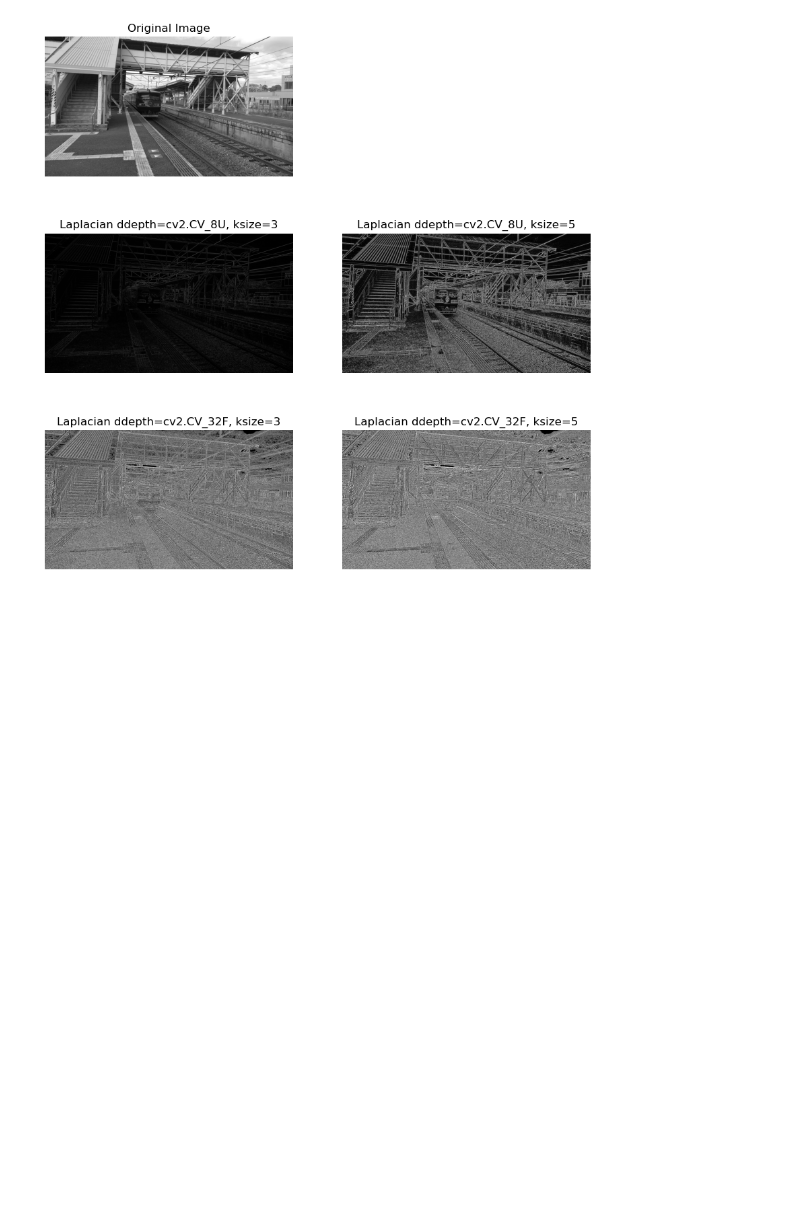
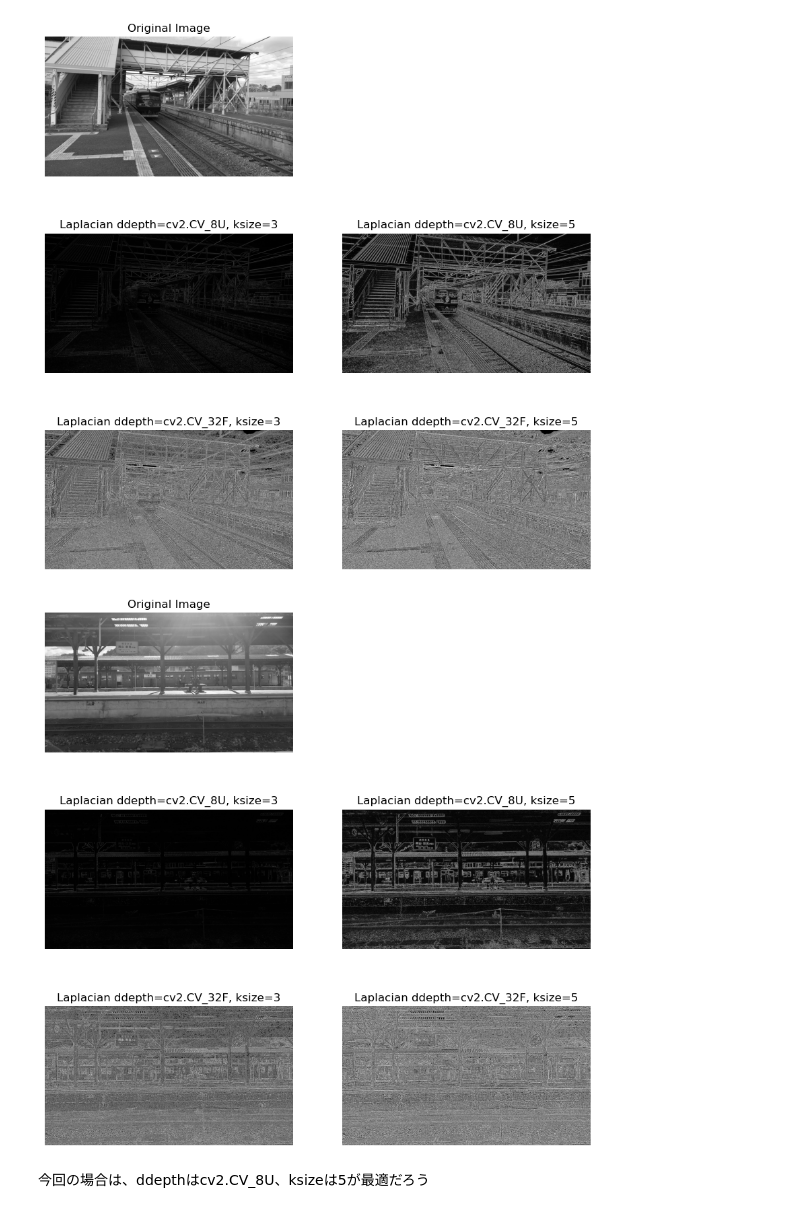
Before and after one commit to Takuya0911m/pouch, a Jupyter notebook: differential/test-laplacian.ipynb, the cells around one changed output. Cells and saved outputs as stored; diff of their text form; code cells hidden in the pictures; blank space fills up the shorter version.

```diff
--- a/differential/test-laplacian.ipynb
+++ b/differential/test-laplacian.ipynb
@@ -65,3 +63,57 @@ plt.axis("off")                                                         # 軸目
 plt.show()
 # %% [output]
 [figure]
+# %%
+# 画像の読み込み
+image = cv2.imread("C:\\Users\\morit\\Documents\\Python\\pouch\\pouch\\differential\\20250111_122040.jpg", cv2.IMREAD_GRAYSCALE)
+
+# ガウシアンフィルターを適用してノイズを削除
+kernel_size = 5                                                         # カーネルサイズの設定
+sigma = 0                                                               # sigmaの設定
+blurred = cv2.GaussianBlur(image, (kernel_size, kernel_size), sigma)    # ガウシアンフィルターの適用
+
+# ラプラシアン フィルターを適用
+laplacian_8U_k3 = cv2.Laplacian(blurred, cv2.CV_8U, ksize=3)
+laplacian_8U_k5 = cv2.Laplacian(blurred, cv2.CV_8U, ksize=5)
+laplacian_32F_k3 = cv2.Laplacian(blurred, cv2.CV_32F, ksize=3)
+laplacian_32F_k5 = cv2.Laplacian(blurred, cv2.CV_32F, ksize=5)
+# データ型をcv2.CV_32F(float32)からcv2.CV_8U(uint8)に変換
+laplacian_32F_k3 = np.clip(laplacian_32F_k3 * 255, a_min = 0, a_max = 255).astype(np.uint8)
+laplacian_32F_k5 = np.clip(laplacian_32F_k5 * 255, a_min = 0, a_max = 255).astype(np.uint8)
+# %%
+# 絶対値を取得
+laplacian_8U_k3 = cv2.convertScaleAbs(laplacian_8U_k3)
+laplacian_8U_k5 = cv2.convertScaleAbs(laplacian_8U_k5)
+laplacian_32F_k3 = cv2.convertScaleAbs(laplacian_32F_k3)
+laplacian_32F_k5 = cv2.convertScaleAbs(laplacian_32F_k5)
+
+# 画像とエッジ画像を表示
+plt.rcParams["figure.figsize"] = [9,9]                                  # ウィンドウサイズを設定
+title = "cv2.Laplacian: codevace.com"
+plt.figure(title)                                                       # ウィンドウタイトルを設定
+plt.subplots_adjust(left=0.05, right=0.95, bottom=0.03, top=0.95)       # 余白を設定
+plt.subplot(321)                                                        # 3行2列の1番目の領域にプロットを設定
+plt.imshow(image, cmap='gray')                                          # 入力画像をグレースケールで表示
+plt.title('Original Image')                                             # 画像タイトル設定
+plt.axis("off")                                                         # 軸目盛、軸ラベルを消す
+plt.subplot(323)                                                        # 3行2列の3番目の領域にプロットを設定
+plt.imshow(laplacian_8U_k3, cmap='gray')                                # ddepth=cv2.CV_8U, ksize=3の結果
+plt.title('Laplacian ddepth=cv2.CV_8U, ksize=3')                        # 画像タイトル設定
+plt.axis("off")                                                         # 軸目盛、軸ラベルを消す
+plt.subplot(324)                                                        # 3行2列の4番目の領域にプロットを設定
+plt.imshow(laplacian_8U_k5, cmap='gray')                                # ddepth=cv2.CV_8U, ksize=5の結果
+plt.title('Laplacian ddepth=cv2.CV_8U, ksize=5')                        # 画像タイトル設定
+plt.axis("off")                                                         # 軸目盛、軸ラベルを消す
+plt.subplot(325)                                                        # 3行2列の5番目の領域にプロットを設定
+plt.imshow(laplacian_32F_k3, cmap='gray')                               # ddepth=cv2.CV_32F, ksize=3の結果
+plt.title('Laplacian ddepth=cv2.CV_32F, ksize=3')                       # 画像タイトル設定
+plt.axis("off")                                                         # 軸目盛、軸ラベルを消す
+plt.subplot(326)                                                        # 3行2列の6番目の領域にプロットを設定
+plt.imshow(laplacian_32F_k5, cmap='gray')                               # ddepth=cv2.CV_32F, ksize=5の結果
+plt.title('Laplacian ddepth=cv2.CV_32F, ksize=5')                       # 画像タイトル設定
+plt.axis("off")                                                         # 軸目盛、軸ラベルを消す
+plt.show()
+# %% [output]
+[figure, added]
+# %% [markdown]
+今回の場合は、ddepthはcv2.CV_8U、ksizeは5が最適だろう
```
Also changed, not shown: parts of 4 cells of this notebook, 3 other files.
